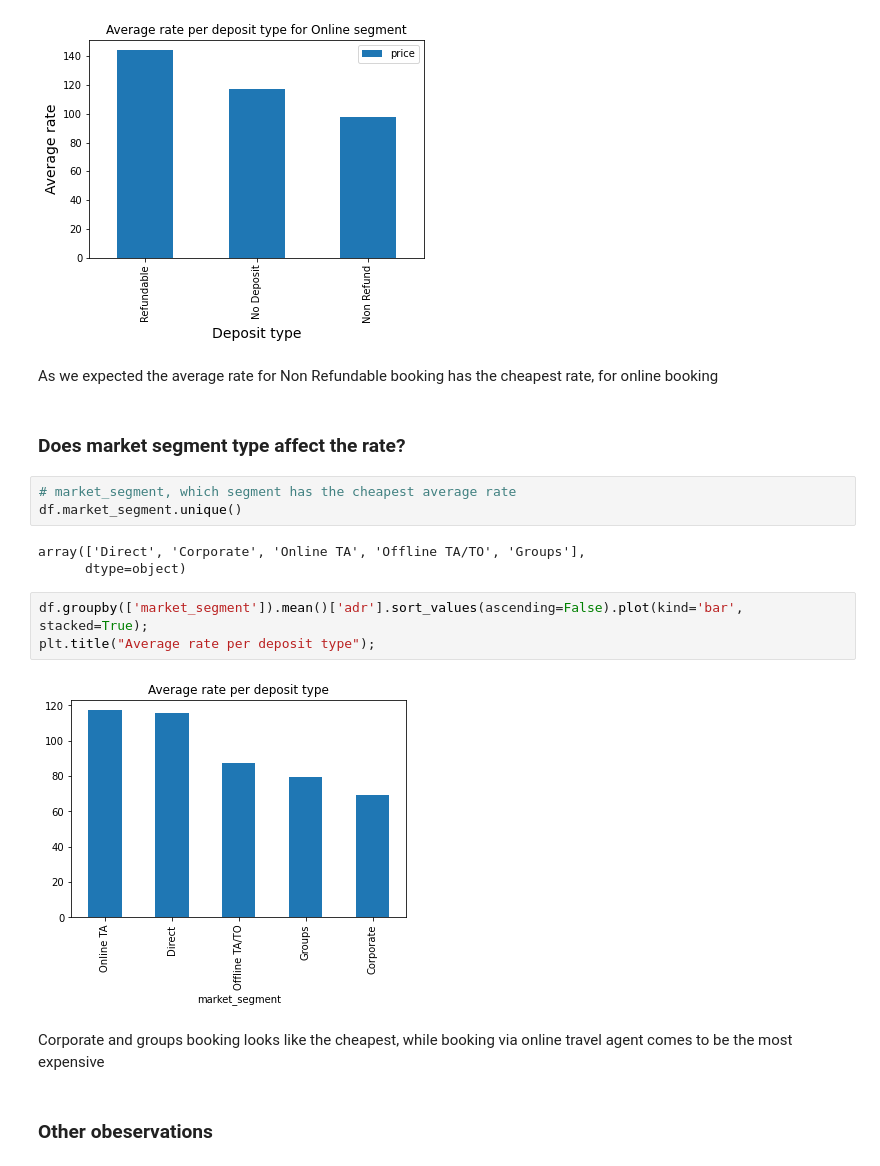
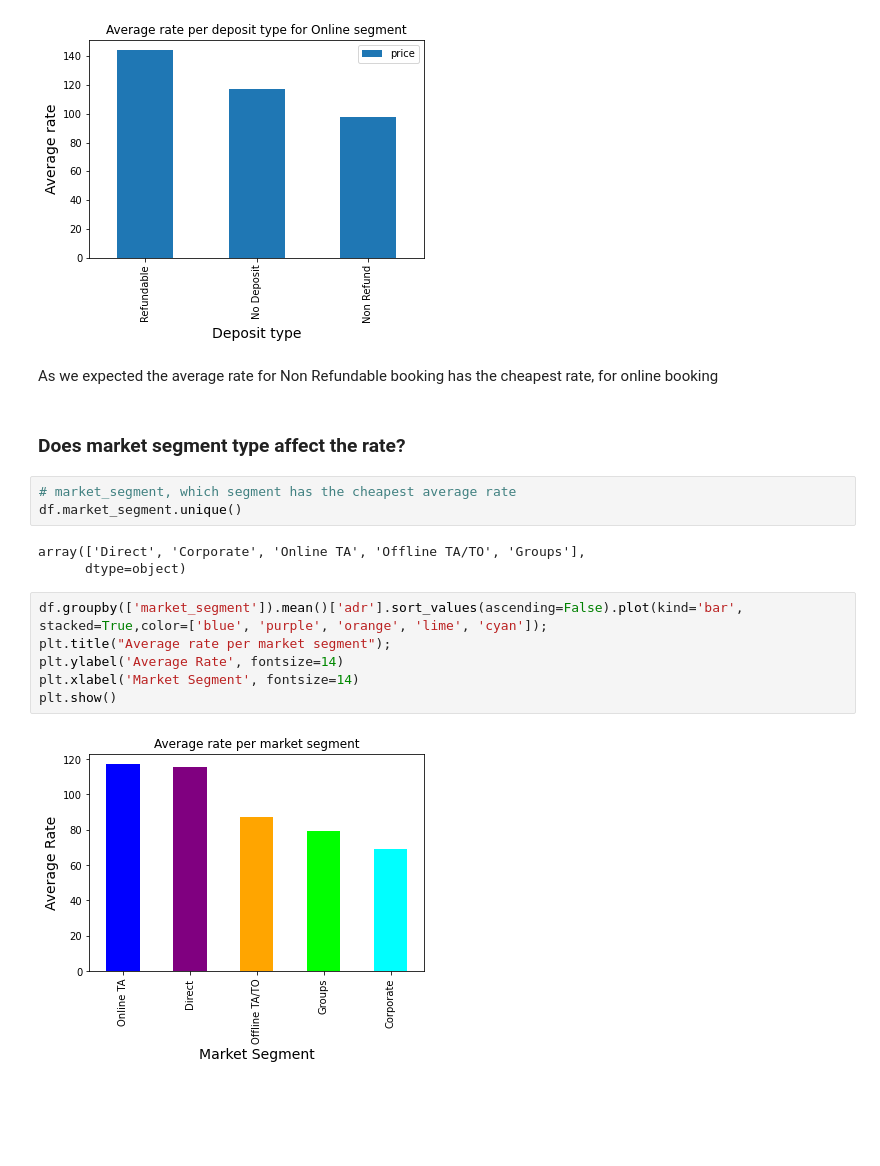
Before and after one commit to DIANASTI/hotel_bookings, a Jupyter notebook: Hotel_Bookings.ipynb, the cells around one changed output. Cells and saved outputs as stored; diff of their text form; blank space fills up the shorter version.

```diff
--- a/Hotel_Bookings.ipynb
+++ b/Hotel_Bookings.ipynb
@@ -240,10 +266,10 @@ plt.legend(["price"])
 plt.show()
 # %% [output]
 [figure]
-# %% [markdown]
-As we expected the average rate for Non Refundable booking has the cheapest rate, for online booking
-# %% [markdown]
-###  Does market segment type affect the rate?
+# %% [markdown]
+As we expected the average rate for Non Refundable booking has the cheapest rate, for online booking
+# %% [markdown]
+###  Does market segment type affect the rate?
 # %%
 # market_segment, which segment has the cheapest average rate
 df.market_segment.unique()
@@ -251,11 +277,10 @@ df.market_segment.unique()
 array(['Direct', 'Corporate', 'Online TA', 'Offline TA/TO', 'Groups'],
       dtype=object)
 # %%
-df.groupby(['market_segment']).mean()['adr'].sort_values(ascending=False).plot(kind='bar', stacked=True);
-plt.title("Average rate per deposit type");
+df.groupby(['market_segment']).mean()['adr'].sort_values(ascending=False).plot(kind='bar', stacked=True,color=['blue', 'purple', 'orange', 'lime', 'cyan']);
+plt.title("Average rate per market segment");
+plt.ylabel('Average Rate', fontsize=14)
+plt.xlabel('Market Segment', fontsize=14)
+plt.show()
 # %% [output]
-[figure, old version]
+[figure, new version]
-# %% [markdown]
-Corporate and groups booking looks like the cheapest, while booking via online travel agent comes to be the most expensive
-# %% [markdown]
-### Other obeservations
```
Also changed, not shown: parts of 32 cells of this notebook.
